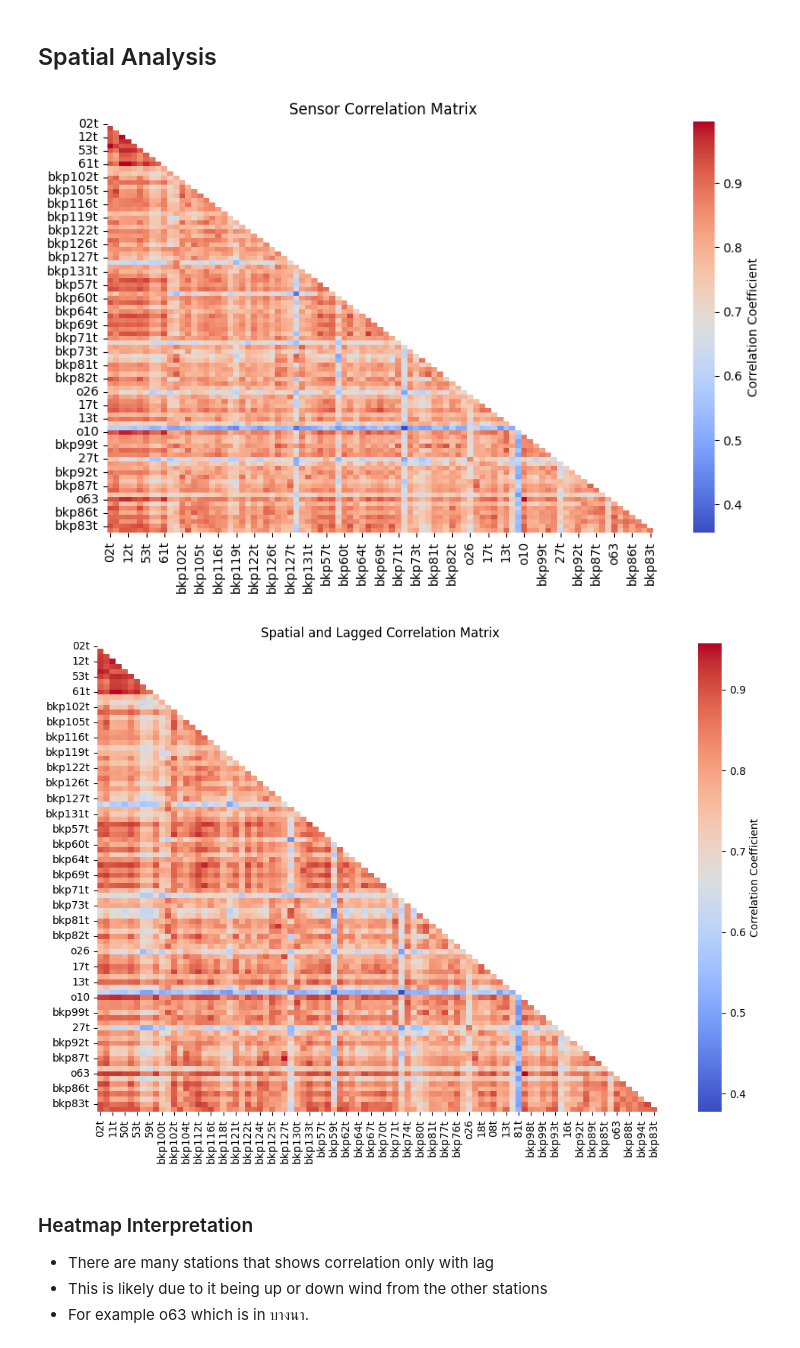
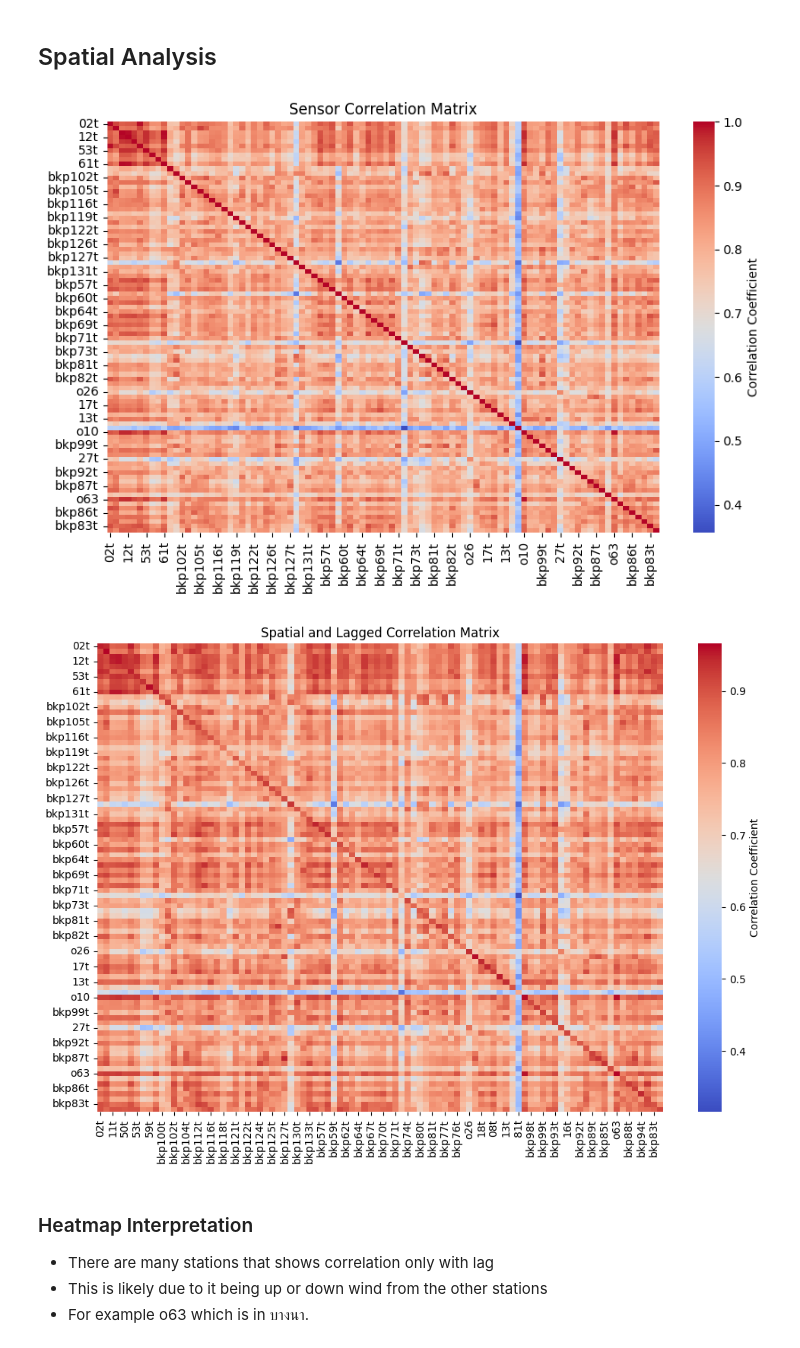
Before and after one commit to GemsLoveNLP/PM25, a Jupyter notebook: eda.ipynb, the cells around one changed output. Cells and saved outputs as stored; diff of their text form; code cells hidden in the pictures.

```diff
--- a/eda.ipynb
+++ b/eda.ipynb
@@ -282,42 +283,36 @@ plt.show()
 # Compute the correlation matrix
 corr_matrix = df.corr()
 
-# Mask the upper triangle
-mask = np.triu(np.ones_like(corr_matrix, dtype=bool))
-
 # Plot the heatmap
 plt.figure(figsize=(10, 6))
-sns.heatmap(corr_matrix, annot=False, cmap="coolwarm", mask=mask, fmt=".2f", cbar_kws={'label': 'Correlation Coefficient'})
+sns.heatmap(corr_matrix, annot=False, cmap="coolwarm", fmt=".2f", cbar_kws={'label': 'Correlation Coefficient'})
 plt.title("Sensor Correlation Matrix")
 plt.show()
 # %% [output]
-[figure, old version]
+[figure, new version]
 # %%
 lag = 1
 
 # Shift the data by lag (you can shift by more than 1 if needed)
 df_lagged = df.shift(lag)
 
 # Initialize an empty DataFrame to store correlations
 lagged_corr_matrix = pd.DataFrame(index=df.columns, columns=df.columns)
 
 # Calculate the correlation between original and lagged readings for each pair of stations
 for station1 in df.columns:
     for station2 in df.columns:
         # Drop any NaN values from both series (for matching indices)
         corr_value = df[station1].dropna().corr(df_lagged[station2].dropna())
         lagged_corr_matrix.loc[station1, station2] = corr_value
 
-# Mask the upper triangle
-mask = np.triu(np.ones_like(lagged_corr_matrix, dtype=bool))
-
 # Plot the heatmap
-plt.figure(figsize=(12, 8))
-sns.heatmap(lagged_corr_matrix.astype(float), annot=False, cmap="coolwarm", mask=mask, fmt=".2f", cbar_kws={'label': 'Correlation Coefficient'})
+plt.figure(figsize=(10, 6))
+sns.heatmap(lagged_corr_matrix.astype(float), annot=False, cmap="coolwarm", fmt=".2f", cbar_kws={'label': 'Correlation Coefficient'})
 plt.title("Spatial and Lagged Correlation Matrix")
 plt.show()
 # %% [output]
-[figure, old version]
+[figure, new version]
 # %% [markdown]
 ### Heatmap Interpretation
 
```
Also changed, not shown: parts of 3 cells of this notebook.
